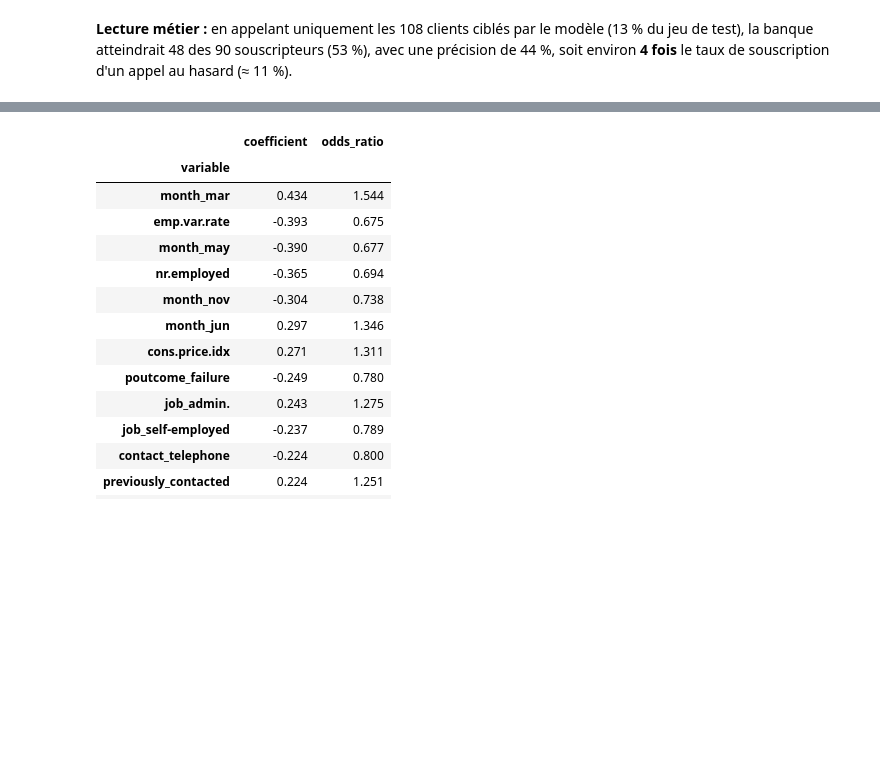
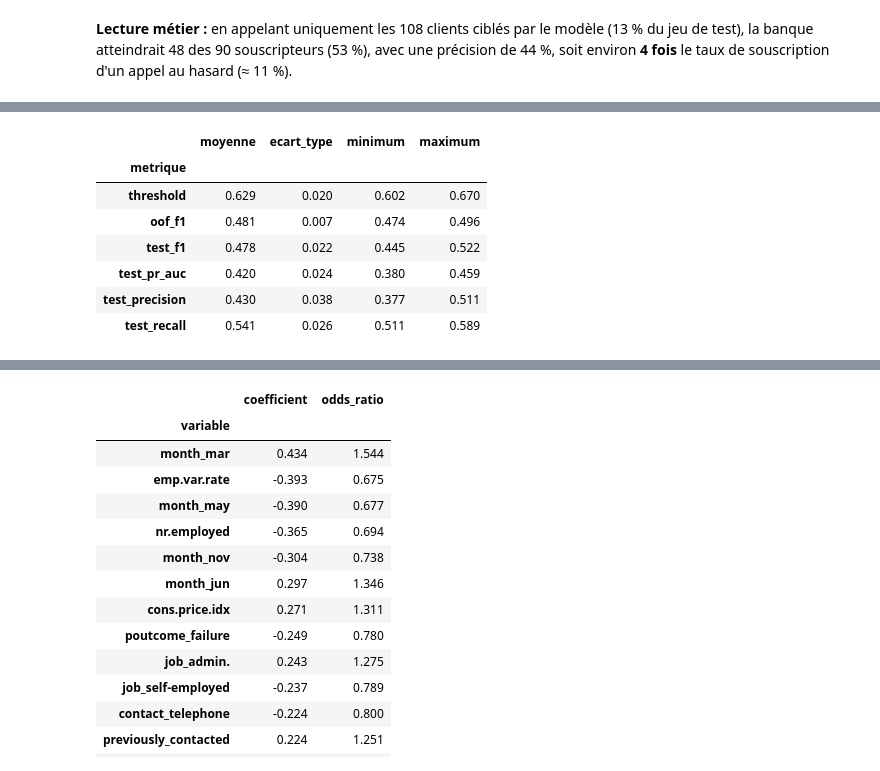
Before and after one commit to md0312/projet_MLOps, a Jupyter notebook: notebooks/03_final_model.ipynb, the cells around one changed output, grey strips where cells are left out. Saved outputs shown, nothing was run; the diff lists cells and outputs as text; code cells hidden in the pictures; blank space fills up the shorter version.

```diff
--- a/notebooks/03_final_model.ipynb
+++ b/notebooks/03_final_model.ipynb
@@ -98,0 +141,13 @@ hasard (≈ 11 %).
+# %%
+seed_results = pd.read_csv(RESULTS_DIR / "seed_robustness.csv")
+seed_summary = pd.read_csv(RESULTS_DIR / "seed_robustness_summary.csv", index_col="metrique")
+seed_summary.loc[["threshold", "oof_f1", "test_f1", "test_pr_auc", "test_precision", "test_recall"]]
+# %% [output]
+|  | moyenne | ecart_type | minimum | maximum |
+| metrique |  |  |  |  |
+| threshold | 0.629 | 0.020 | 0.602 | 0.670 |
+| oof_f1 | 0.481 | 0.007 | 0.474 | 0.496 |
+| test_f1 | 0.478 | 0.022 | 0.445 | 0.522 |
+| test_pr_auc | 0.420 | 0.024 | 0.380 | 0.459 |
+| test_precision | 0.430 | 0.038 | 0.377 | 0.511 |
+| test_recall | 0.541 | 0.026 | 0.511 | 0.589 |
```
Also changed, not shown: parts of 10 cells of this notebook, 1 other file.
